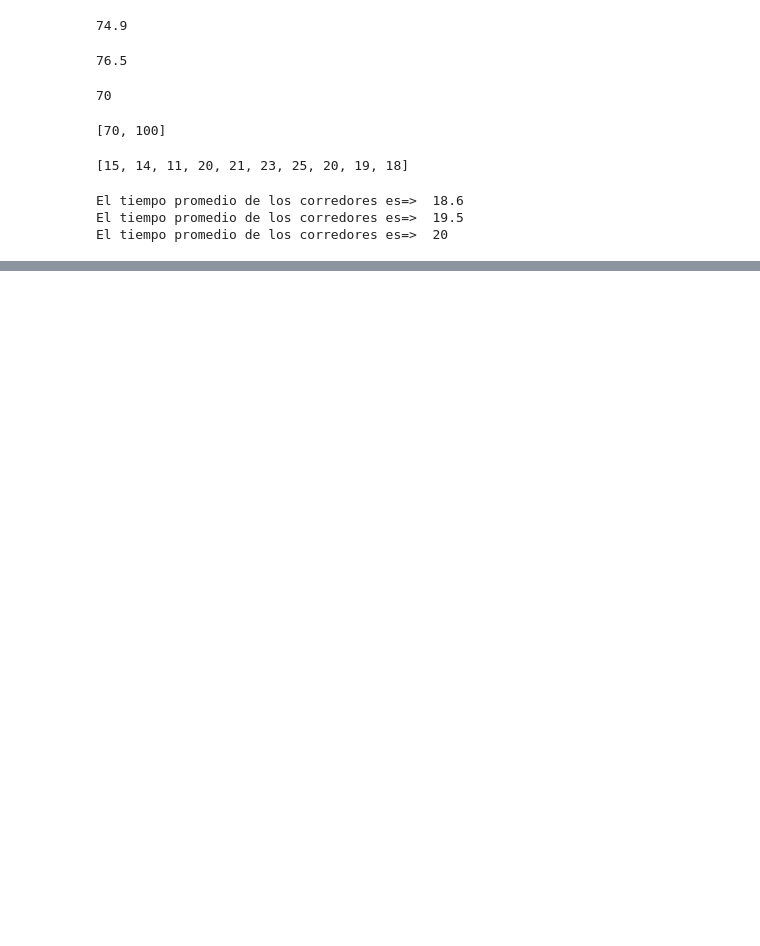
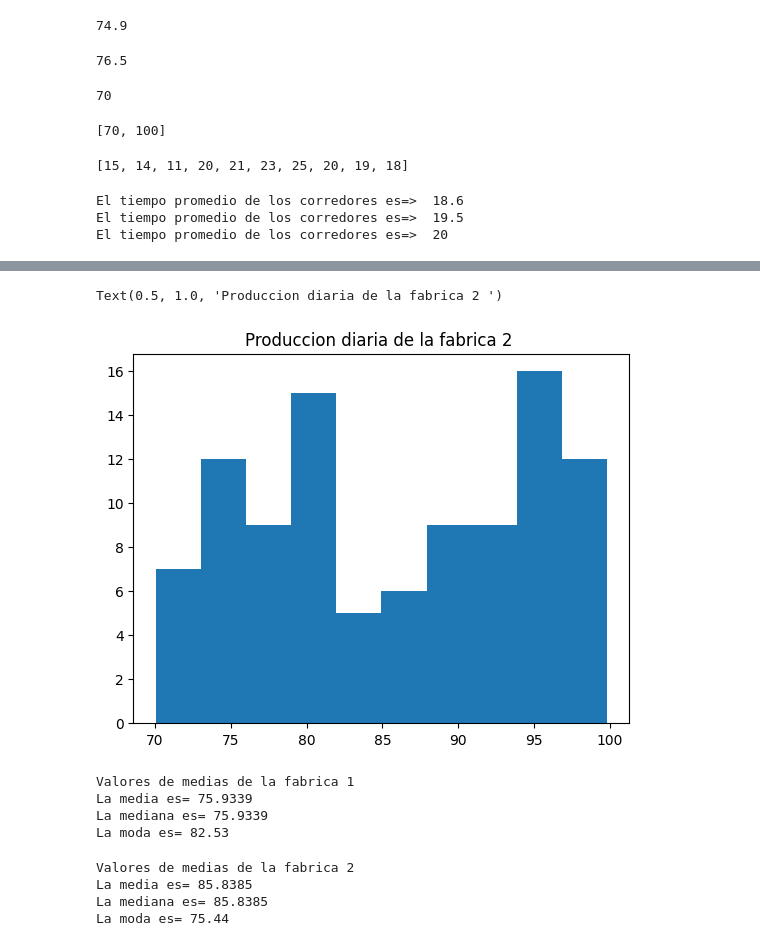
Before and after one commit to MiguelAngelSP29/Probabilidad-y-estad-stica-, a Jupyter notebook: Untitled0.ipynb, the cells around one changed output, grey strips where cells are left out. Saved outputs shown, nothing was run; the diff lists cells and outputs as text; code cells hidden in the pictures; blank space fills up the shorter version.

```diff
--- a/Untitled0.ipynb
+++ b/Untitled0.ipynb
@@ -76,0 +91,6 @@ El tiempo promedio de los corredores es=>  20
+# %%
+fabrica2 =[]
+for i in range(100):
+    numero_aleatorio = round(random.uniform(70,100),2)
+    fabrica2.append(numero_aleatorio)
+print(fabrica2)
@@ -76,0 +101,8 @@ El tiempo promedio de los corredores es=>  20
+# %%
+import random
+
+fabrica2 =[]
+for i in range(100):
+    numero_aleatorio = round(random.uniform(70,100),2)
+    fabrica2.append(numero_aleatorio)
+print(fabrica2)
@@ -76,0 +118,35 @@ El tiempo promedio de los corredores es=>  20
+# %%
+import matplotlib.pyplot as plt
+plt.hist(fabrica2)
+plt.title("Produccion diaria de la fabrica 2 ")
+# %% [output]
+Text(0.5, 1.0, 'Produccion diaria de la fabrica 2 ')
+[figure, added]
+# %%
+media1 = mean(fabrica1)
+mediana1 = mean(fabrica1)
+moda1 = mode(fabrica1)
+
+print("Valores de medias de la fabrica 1")
+print("La media es=", media1)
+print("La mediana es=", mediana1)
+print("La moda es=", moda1)
+# %% [output]
+Valores de medias de la fabrica 1
+La media es= 75.9339
+La mediana es= 75.9339
+La moda es= 82.53
+# %%
+media2 = mean(fabrica2)
+mediana = mean(fabrica2)
+moda = mode(fabrica2)
+
+print("Valores de medias de la fabrica 2")
+print("La media es=", media2)
+print("La mediana es=", mediana)
+print("La moda es=", moda)
+# %% [output]
+Valores de medias de la fabrica 2
+La media es= 85.8385
+La mediana es= 85.8385
+La moda es= 75.44
```
Also changed, not shown: parts of 8 cells of this notebook.
